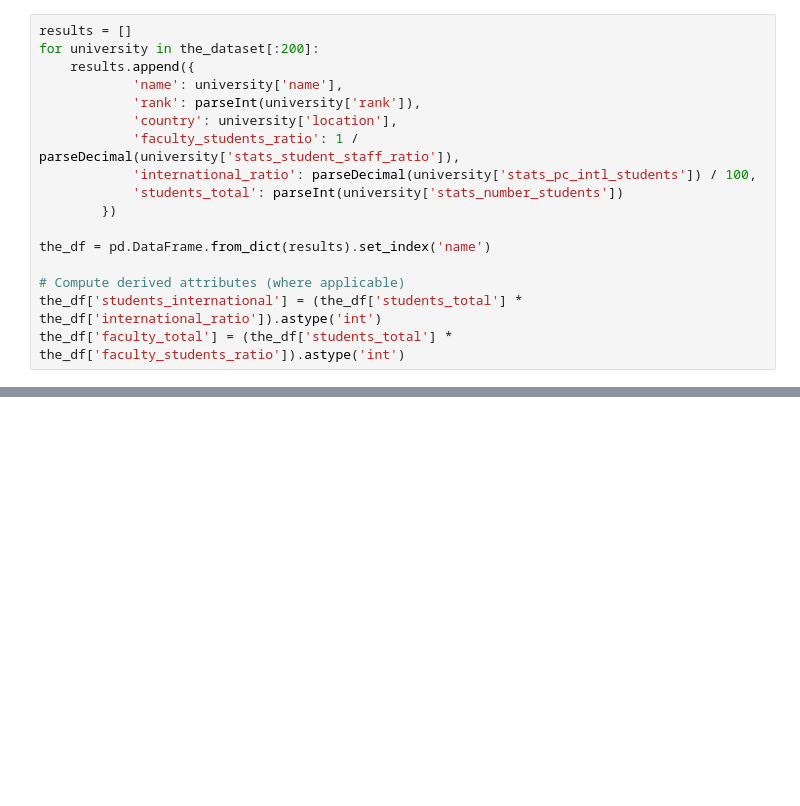
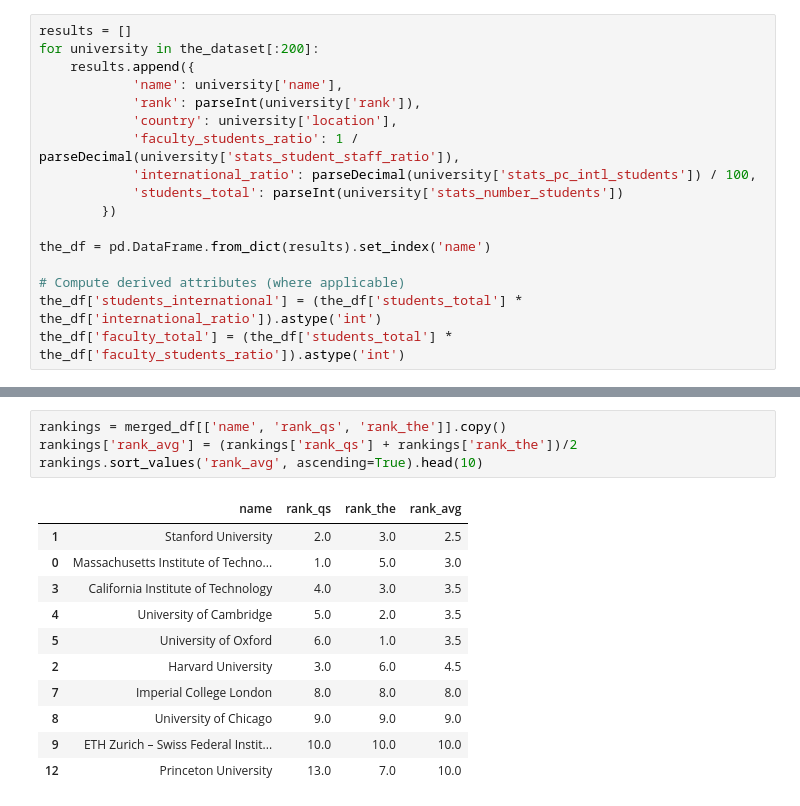
Before and after one commit to tarmeens/ada-homework, a Jupyter notebook: 02 - Data from the Web/Homework2.ipynb, the cells around one changed output, grey strips where cells are left out. Drawn from its saved outputs; the diff is of its cells as text; blank space fills up the shorter version.

```diff
--- a/02 - Data from the Web/Homework2.ipynb
+++ b/02 - Data from the Web/Homework2.ipynb
@@ -148,0 +453,16 @@ sns.heatmap(corr, annot=True,
+# %%
+rankings = merged_df[['name', 'rank_qs', 'rank_the']].copy()
+rankings['rank_avg'] = (rankings['rank_qs'] + rankings['rank_the'])/2
+rankings.sort_values('rank_avg', ascending=True).head(10)
+# %% [output]
+|  | name | rank_qs | rank_the | rank_avg |
+| 1 | Stanford University | 2.0 | 3.0 | 2.5 |
+| 0 | Massachusetts Institute of Techno... | 1.0 | 5.0 | 3.0 |
+| 3 | California Institute of Technology | 4.0 | 3.0 | 3.5 |
+| 4 | University of Cambridge | 5.0 | 2.0 | 3.5 |
+| 5 | University of Oxford | 6.0 | 1.0 | 3.5 |
+| 2 | Harvard University | 3.0 | 6.0 | 4.5 |
+| 7 | Imperial College London | 8.0 | 8.0 | 8.0 |
+| 8 | University of Chicago | 9.0 | 9.0 | 9.0 |
+| 9 | ETH Zurich – Swiss Federal Instit... | 10.0 | 10.0 | 10.0 |
+| 12 | Princeton University | 13.0 | 7.0 | 10.0 |
```
Also changed, not shown: parts of 35 cells of this notebook.
